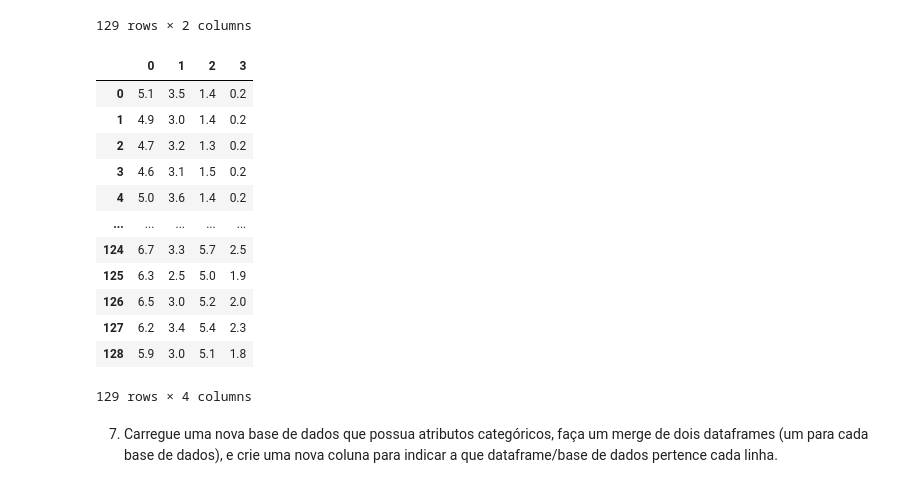
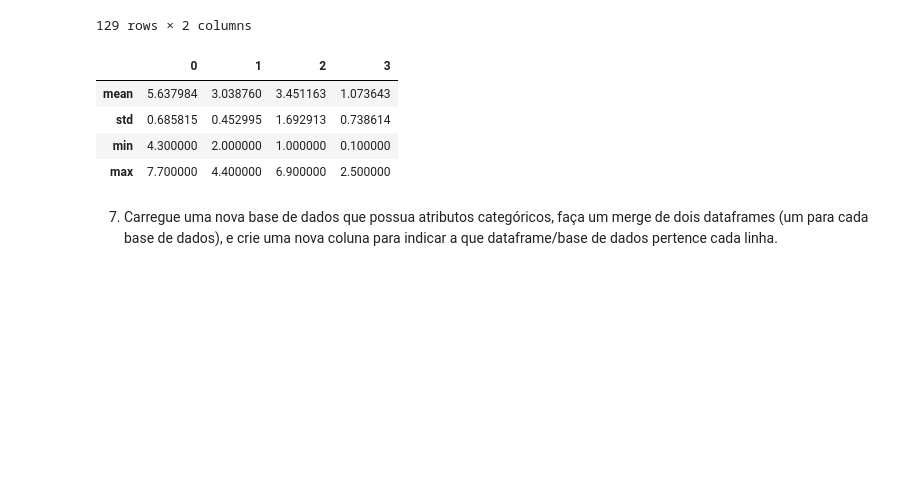
Before and after one commit to fcoprata/Review-Python, a Jupyter notebook: Analyzing_iris.ipynb, the cells around one changed output. Drawn from its saved outputs; the diff is of its cells as text; code cells hidden in the pictures; blank space fills up the shorter version.

```diff
--- a/Analyzing_iris.ipynb
+++ b/Analyzing_iris.ipynb
@@ -157,31 +157,23 @@ df_outliers
 # %%
 x = df_outliers.iloc[:,0]
 col0 = []
 col1 = []
 col2 = []
 col3 = []
 for i in x:
     col0.append(i[0])
     col1.append(i[1])
     col2.append(i[2])
     col3.append(i[3])
 
 matrix = pd.DataFrame([col0,col1,col2,col3])
-matrix.transpose()
+matrix.transpose().describe().loc[['mean','std','min','max'],:]
 # %% [output]
 |  | 0 | 1 | 2 | 3 |
-| 0 | 5.1 | 3.5 | 1.4 | 0.2 |
-| 1 | 4.9 | 3.0 | 1.4 | 0.2 |
-| 2 | 4.7 | 3.2 | 1.3 | 0.2 |
-| 3 | 4.6 | 3.1 | 1.5 | 0.2 |
-| 4 | 5.0 | 3.6 | 1.4 | 0.2 |
-| ... | ... | ... | ... | ... |
-| 124 | 6.7 | 3.3 | 5.7 | 2.5 |
-| 125 | 6.3 | 2.5 | 5.0 | 1.9 |
-| 126 | 6.5 | 3.0 | 5.2 | 2.0 |
-| 127 | 6.2 | 3.4 | 5.4 | 2.3 |
-| 128 | 5.9 | 3.0 | 5.1 | 1.8 |
+| mean | 5.637984 | 3.038760 | 3.451163 | 1.073643 |
+| std | 0.685815 | 0.452995 | 1.692913 | 0.738614 |
+| min | 4.300000 | 2.000000 | 1.000000 | 0.100000 |
+| max | 7.700000 | 4.400000 | 6.900000 | 2.500000 |
-129 rows × 4 columns
 # %% [markdown]
 7) Carregue uma nova base de dados que possua atributos categóricos, faça um
 merge de dois dataframes (um para cada base de dados), e crie uma nova coluna
```
